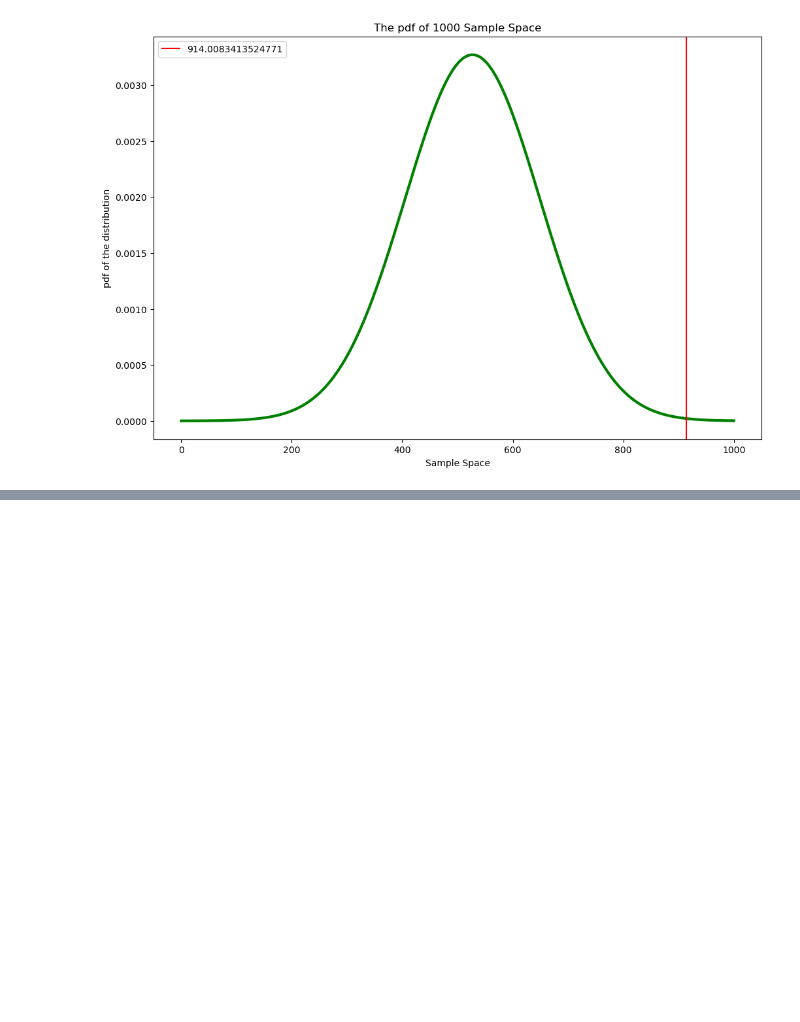
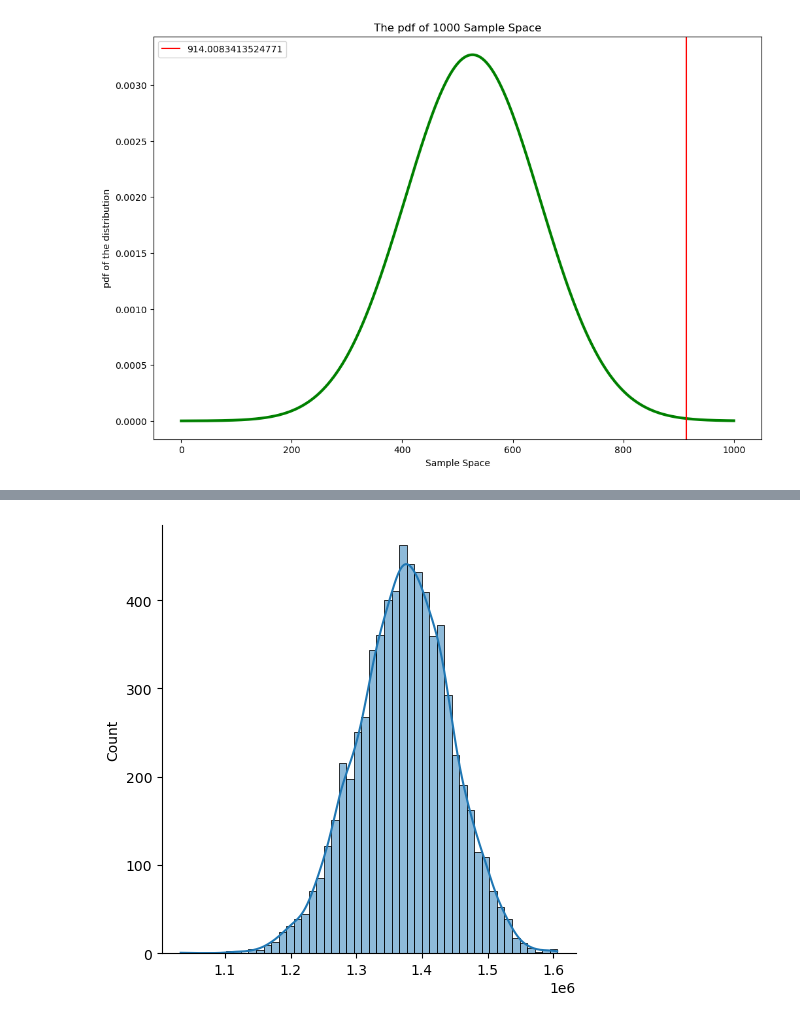
Before and after one commit to andazi/goal-data-science, a Jupyter notebook: Data science tools,statistics and probability/Introduction To Statistics In Data Science.ipynb, the cells around one changed output, grey strips where cells are left out. Saved outputs shown, nothing was run; the diff lists cells and outputs as text; code cells hidden in the pictures; blank space fills up the shorter version.

```diff
--- a/Data science tools,statistics and probability/Introduction To Statistics In Data Science.ipynb
+++ b/Data science tools,statistics and probability/Introduction To Statistics In Data Science.ipynb
@@ -970,0 +1049,6 @@ In summary, the Central Limit Theorem is a powerful concept that allows us to ma
+# %%
+samples_mean2 = [np.mean(np.random.choice(chicago_train.total_rides, size=30)) for i in range(6817)]
+
+distn_plotter(samples_mean2)
+# %% [output]
+[figure, added]
```
Also changed, not shown: parts of 13 cells of this notebook, 29 other files.
